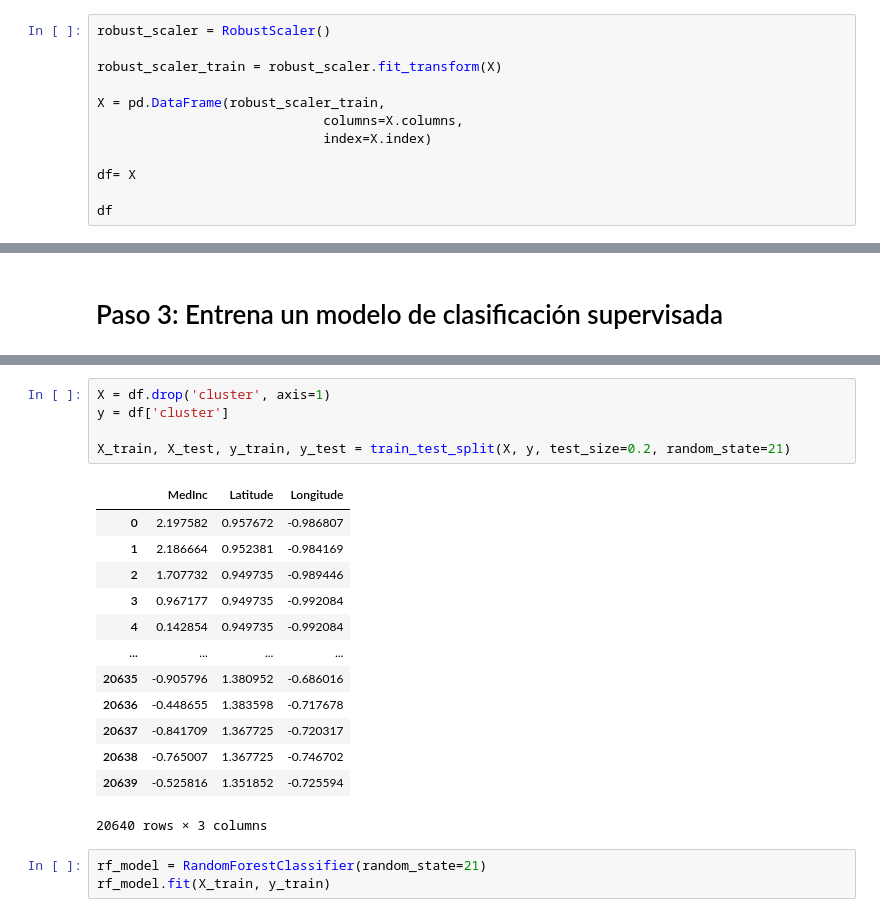
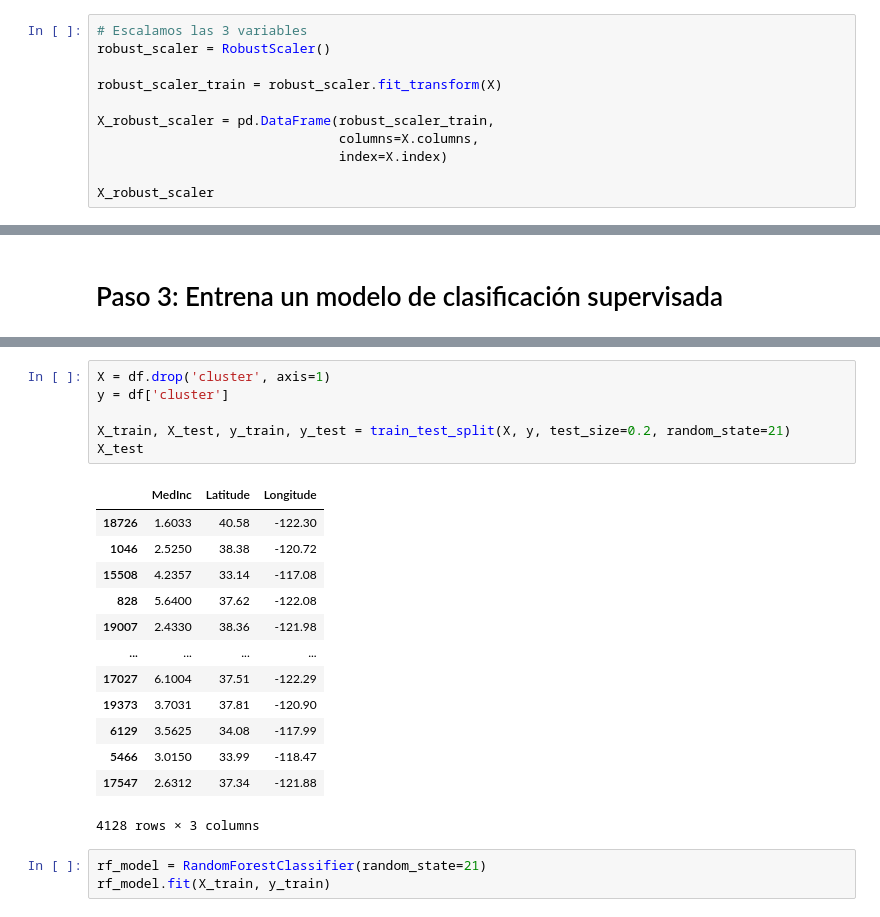
Before and after one commit to 4GeeksAcademy/pabloaznar-intro-ml, a Jupyter notebook: src/09-k-means.ipynb, the cells around one changed output, grey strips where cells are left out. Saved outputs shown, nothing was run; the diff lists cells and outputs as text.

```diff
--- a/src/09-k-means.ipynb
+++ b/src/09-k-means.ipynb
@@ -50,15 +51,14 @@ X=df
 # %%
+# Escalamos las 3 variables
 robust_scaler = RobustScaler()
 
 robust_scaler_train = robust_scaler.fit_transform(X)
 
-X = pd.DataFrame(robust_scaler_train,
-                             columns=X.columns,
-                             index=X.index)
+X_robust_scaler = pd.DataFrame(robust_scaler_train,
+                               columns=X.columns,
+                               index=X.index)
 
-df= X
-
-df
+X_robust_scaler
 # %% [output]
 |  | MedInc | Latitude | Longitude |
 | 0 | 2.197582 | 0.957672 | -0.986807 |
@@ -136,22 +168,23 @@ X
 # %%
 X = df.drop('cluster', axis=1)
 y = df['cluster']
 
 X_train, X_test, y_train, y_test = train_test_split(X, y, test_size=0.2, random_state=21)
+X_test
 # %% [output]
 |  | MedInc | Latitude | Longitude |
-| 0 | 2.197582 | 0.957672 | -0.986807 |
-| 1 | 2.186664 | 0.952381 | -0.984169 |
-| 2 | 1.707732 | 0.949735 | -0.989446 |
-| 3 | 0.967177 | 0.949735 | -0.992084 |
-| 4 | 0.142854 | 0.949735 | -0.992084 |
+| 18726 | 1.6033 | 40.58 | -122.30 |
+| 1046 | 2.5250 | 38.38 | -120.72 |
+| 15508 | 4.2357 | 33.14 | -117.08 |
+| 828 | 5.6400 | 37.62 | -122.08 |
+| 19007 | 2.4330 | 38.36 | -121.98 |
 | ... | ... | ... | ... |
-| 20635 | -0.905796 | 1.380952 | -0.686016 |
-| 20636 | -0.448655 | 1.383598 | -0.717678 |
-| 20637 | -0.841709 | 1.367725 | -0.720317 |
-| 20638 | -0.765007 | 1.367725 | -0.746702 |
-| 20639 | -0.525816 | 1.351852 | -0.725594 |
+| 17027 | 6.1004 | 37.51 | -122.29 |
+| 19373 | 3.7031 | 37.81 | -120.90 |
+| 6129 | 3.5625 | 34.08 | -117.99 |
+| 5466 | 3.0150 | 33.99 | -118.47 |
+| 17547 | 2.6312 | 37.34 | -121.88 |
-20640 rows × 3 columns
+4128 rows × 3 columns
 # %%
 rf_model = RandomForestClassifier(random_state=21)
 rf_model.fit(X_train, y_train)
```
Also changed, not shown: parts of 15 cells of this notebook, 1 other file.
